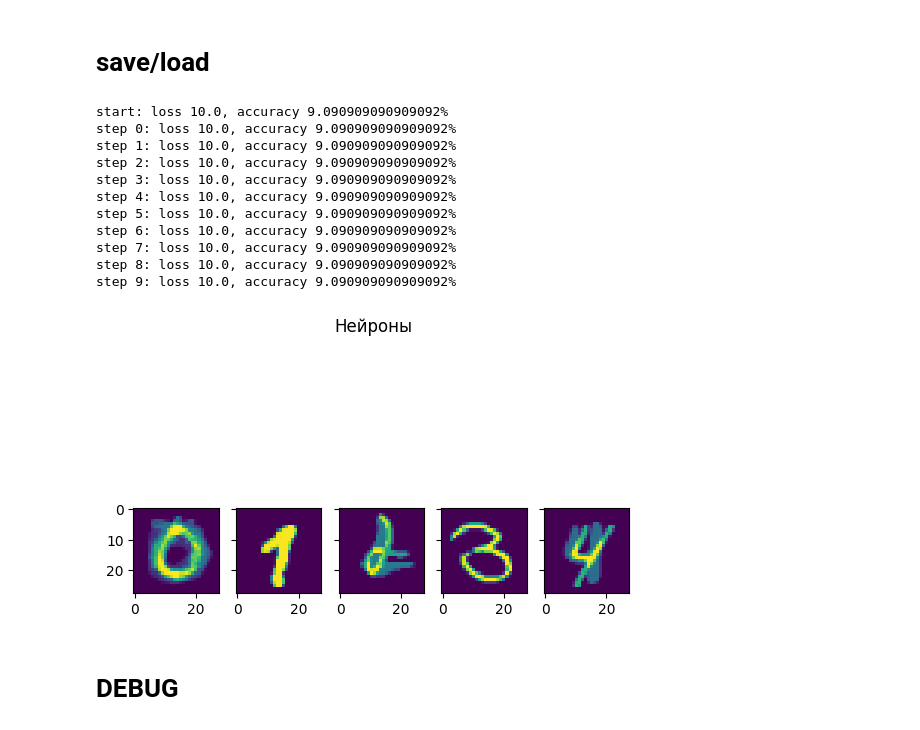
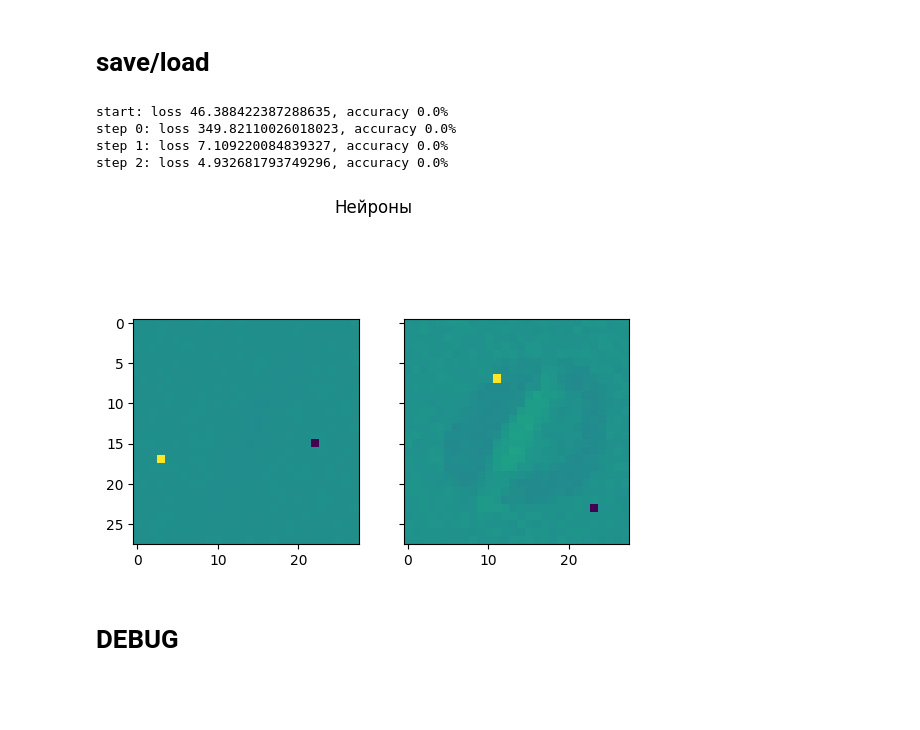
Before and after one commit to AndreyE/micrograd, a Jupyter notebook: mnist.ipynb, the cells around one changed output. Saved outputs shown, nothing was run; the diff lists cells and outputs as text; code cells hidden in the pictures; blank space fills up the shorter version.

```diff
--- a/mnist.ipynb
+++ b/mnist.ipynb
@@ -99,6 +99,7 @@ def oh_encode(classes: torch.tensor):
 
     def oh_decoder(encoded):
         encoded = vals2tensor(encoded)
+        encoded = np.round(encoded)
         # pick the closest vector (is round() OK for that?)
         if len(encoded.shape) > 1:
             return [oh_dec[tuple(row.numpy())] for row in encoded]
@@ -282,7 +283,7 @@ def fit(model, X, Y_oh, oh_decoder, iterations, q=0.75, esat=1e-9):
             return total_loss.data, acc, scores, targets
 
         model.learn_from(total_loss, q)
-        model.norm()
+        # model.norm()
 
         total_loss, acc, scores, targets = evaluate(model, X, Y_oh, oh_decoder)
         print(f"step {k}: loss {total_loss.data}, accuracy {acc*100}%")
@@ -311,10 +312,11 @@ def get_model_for(classes, batch, iterations, model=None, q=0.75, esat=1e-9, wit
             784,
             [
                 # (LAYER_0_SIZE, 'xspace'),
-                (DIM, 'xspace')
+                # (1, 'minmax'),
+                (DIM, 'minmax')
             ],
             lr=1.0,
-            init=lambda: -1.0
+            # init=lambda: 0.0
         )
 
     if with_frozen_neurons:
@@ -323,30 +325,23 @@ def get_model_for(classes, batch, iterations, model=None, q=0.75, esat=1e-9, wit
 
     total_loss, acc, scores, targets = fit(model, X, Y_oh, oh_decoder, iterations, esat=esat, q=q)
 
-    return (model, total_loss, acc), (scores, targets)
+    return (model, total_loss, acc), (scores, targets), (oh_encoder, oh_decoder)
 # %%
-SELECTED_CLASSES = [0, 1, 2, 3, 4]
-NOISE_RATIO = 0.1
+SELECTED_CLASSES = [0, 1]
+NOISE_RATIO = 0.0
 VOID_RATIO = 0.0
-ITERATIONS = 10
+ITERATIONS = 3
 BATCH_SIZE = 10
 BATCH = select_batch(X_train, Y_train, SELECTED_CLASSES, BATCH_SIZE, noise_ratio=NOISE_RATIO, void_ratio=VOID_RATIO)
 X, Y = BATCH
 
-(model, total_loss, accuracy), (scores, targets) = get_model_for(SELECTED_CLASSES, BATCH, ITERATIONS, q=1.0)
+(model, total_loss, accuracy), (scores, targets), (oh_encoder, oh_decoder) = get_model_for(SELECTED_CLASSES, BATCH, ITERATIONS, q=0.5)
 draw_all_neurons(model.layers[0].neurons)
 # %% [output]
-start: loss 10.0, accuracy 9.090909090909092%
-step 0: loss 10.0, accuracy 9.090909090909092%
-step 1: loss 10.0, accuracy 9.090909090909092%
-step 2: loss 10.0, accuracy 9.090909090909092%
-step 3: loss 10.0, accuracy 9.090909090909092%
-step 4: loss 10.0, accuracy 9.090909090909092%
-step 5: loss 10.0, accuracy 9.090909090909092%
-step 6: loss 10.0, accuracy 9.090909090909092%
-step 7: loss 10.0, accuracy 9.090909090909092%
-step 8: loss 10.0, accuracy 9.090909090909092%
-step 9: loss 10.0, accuracy 9.090909090909092%
+start: loss 46.388422387288635, accuracy 0.0%
+step 0: loss 349.82110026018023, accuracy 0.0%
+step 1: loss 7.109220084839327, accuracy 0.0%
+step 2: loss 4.932681793749296, accuracy 0.0%
-[figure, old version]
+[figure, new version]
 # %% [markdown]
 # DEBUG
```
Also changed, not shown: parts of 3 cells of this notebook, 1 other file.
